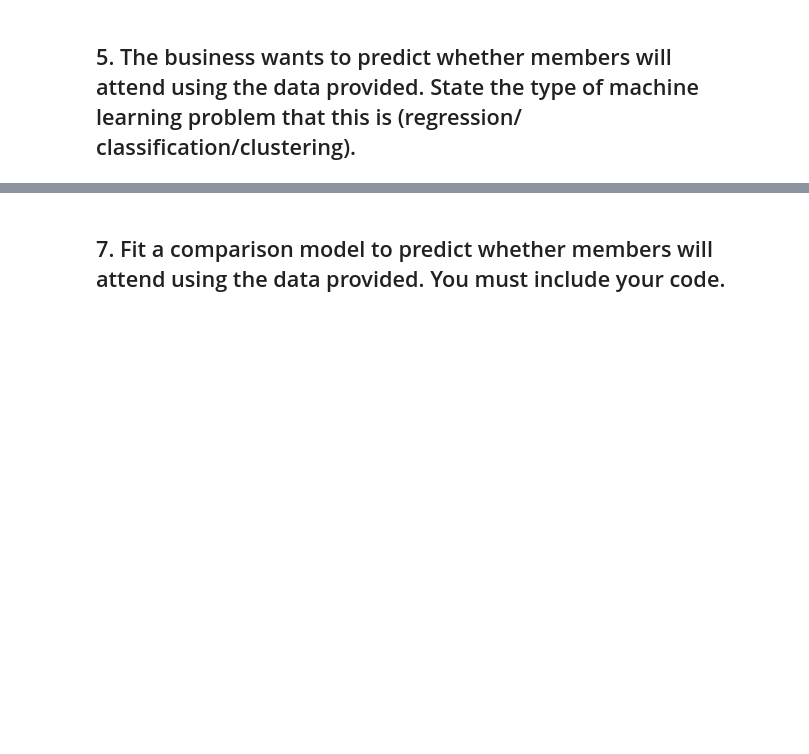
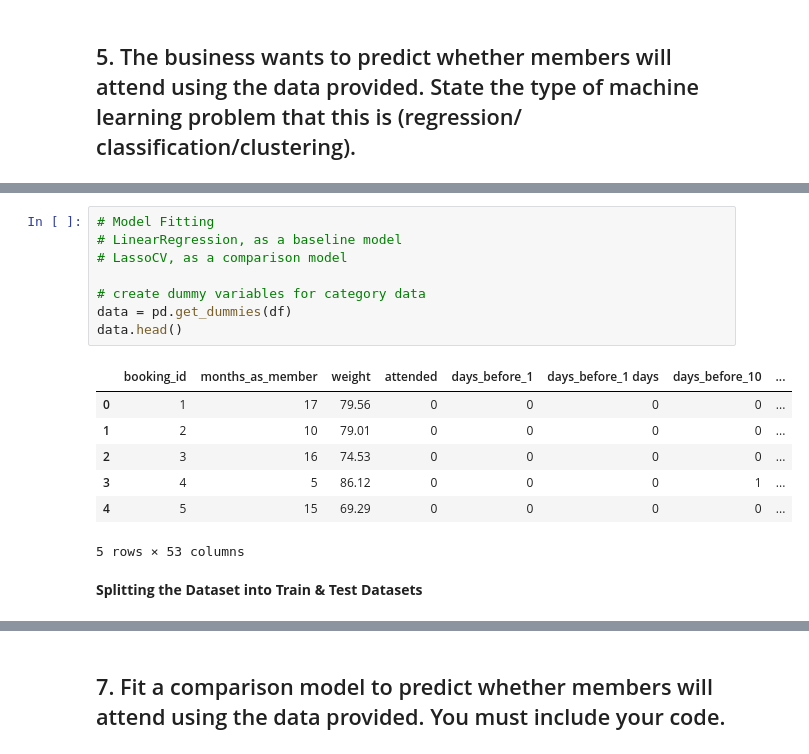
Before and after one commit to AttilaVural/AttilaVural.github.io, a Jupyter notebook: docs/python/DataCamp.ipynb, the cells around one changed output, grey strips where cells are left out. Cells and saved outputs as stored; diff of their text form; blank space fills up the shorter version.

```diff
--- a/docs/python/DataCamp.ipynb
+++ b/docs/python/DataCamp.ipynb
@@ -210,0 +231,18 @@ plt.title('PM HIIT & Cycling have more absentees \nthan AM classes (in bigger cl
+# %%
+# Model Fitting
+# LinearRegression, as a baseline model
+# LassoCV, as a comparison model
+
+# create dummy variables for category data
+data = pd.get_dummies(df)
+data.head()
+# %% [output]
+|  | booking_id | months_as_member | weight | attended | days_before_1 | days_before_1 days | days_before_10 | ... |
+| 0 | 1 | 17 | 79.56 | 0 | 0 | 0 | 0 | ... |
+| 1 | 2 | 10 | 79.01 | 0 | 0 | 0 | 0 | ... |
+| 2 | 3 | 16 | 74.53 | 0 | 0 | 0 | 0 | ... |
+| 3 | 4 | 5 | 86.12 | 0 | 0 | 0 | 1 | ... |
+| 4 | 5 | 15 | 69.29 | 0 | 0 | 0 | 0 | ... |
+5 rows × 53 columns
+# %% [markdown]
+**Splitting the Dataset into Train & Test Datasets**
```
Also changed, not shown: parts of 10 cells of this notebook, 3 other files.
